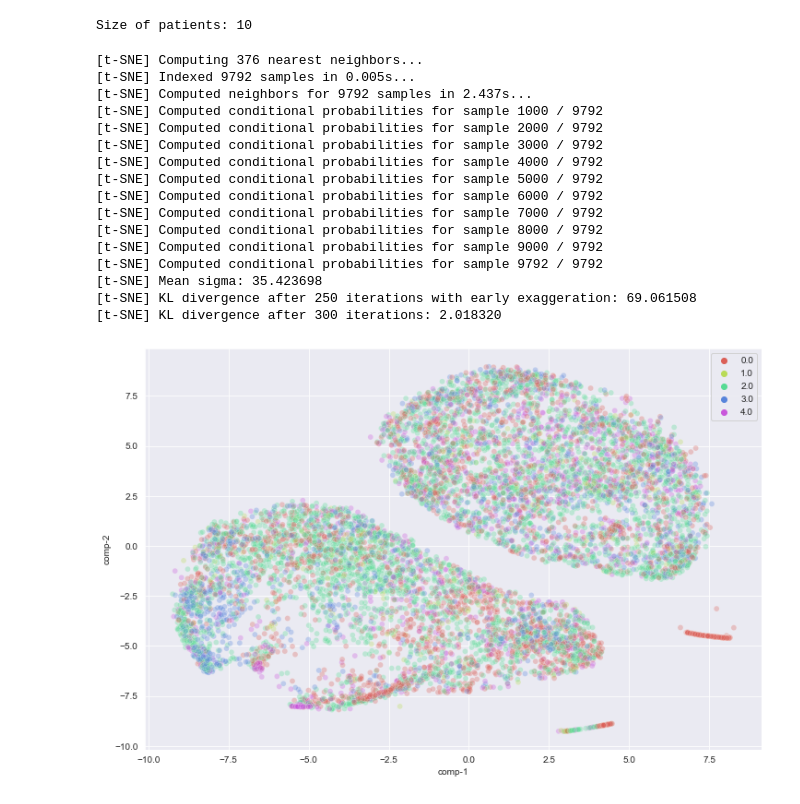
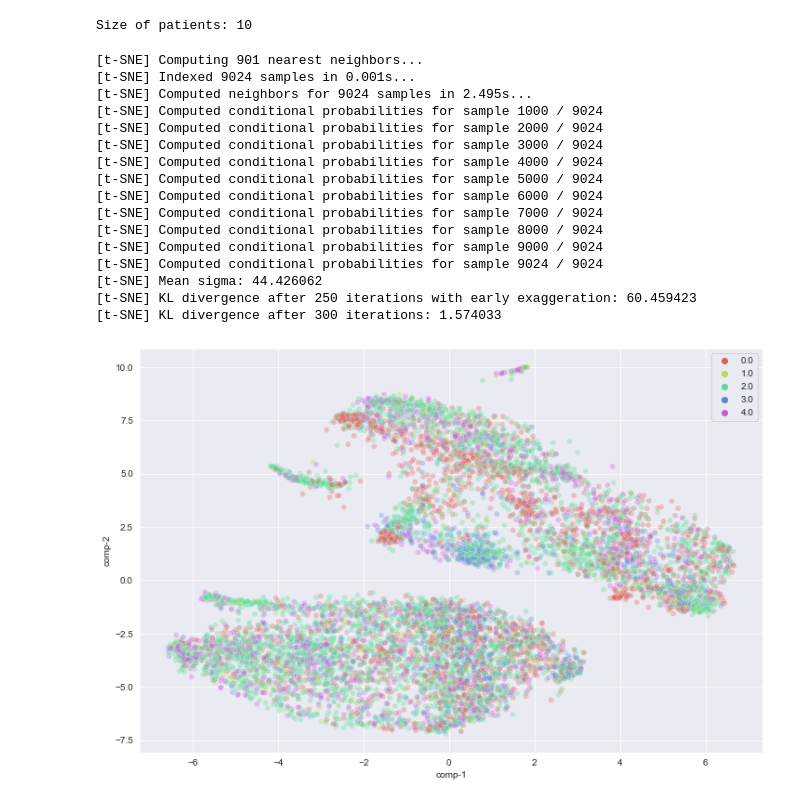
Before and after one commit to TomS55555/thesis, a Jupyter notebook: experiments/SleepTransformer/simclr/visualize_pretrained_model.ipynb, the cells around one changed output. Saved outputs shown, nothing was run; the diff lists cells and outputs as text; code cells hidden in the pictures.

```diff
--- a/experiments/SleepTransformer/simclr/visualize_pretrained_model.ipynb
+++ b/experiments/SleepTransformer/simclr/visualize_pretrained_model.ipynb
@@ -14,7 +14,7 @@ import torch.utils.data as data
 import experiments.SleepTransformer.simclr.train as tt
 import constants
 # %%
-encoder_path = "default_norm_no_noise.ckpt"
+encoder_path = "another_test.ckpt"
 pretrained_model = load_model(SimCLR_Transformer, encoder_path)
 # %%
 encoder = pretrained_model.f
@@ -42,41 +42,41 @@ outputs = torch.cat(outputs, dim=0)
 labels = torch.cat(labels, dim=0)
 output_ds = data.TensorDataset(outputs, labels.squeeze())
 # %%
-tsne = TSNE(n_components=2, n_iter=300, verbose=1, perplexity=125)
+tsne = TSNE(n_components=2, n_iter=300, verbose=1, perplexity=300)
 x, y = outputs, labels.squeeze()
 x.requires_grad = False
 y.requires_grad = False
 tsne_results = tsne.fit_transform(x)
 df = pd.DataFrame()
 df['comp-1'] = tsne_results[:,0]
 df['comp-2'] = tsne_results[:,1]
 df["y"] = y
 plt.figure(figsize=(12, 8))
 sns.scatterplot(
     x="comp-1", y="comp-2",
     hue=df.y.tolist(),
     palette=sns.color_palette("hls", 5),
     data=df,
     legend="full",
     alpha=0.3
 )
 save_name = 'tsne_'+encoder_path.split('.ckpt')[0]
 plt.savefig(save_name+'1')
 # %% [output]
-[t-SNE] Computing 376 nearest neighbors...
-[t-SNE] Indexed 9792 samples in 0.005s...
-[t-SNE] Computed neighbors for 9792 samples in 2.437s...
-[t-SNE] Computed conditional probabilities for sample 1000 / 9792
-[t-SNE] Computed conditional probabilities for sample 2000 / 9792
-[t-SNE] Computed conditional probabilities for sample 3000 / 9792
-[t-SNE] Computed conditional probabilities for sample 4000 / 9792
-[t-SNE] Computed conditional probabilities for sample 5000 / 9792
-[t-SNE] Computed conditional probabilities for sample 6000 / 9792
-[t-SNE] Computed conditional probabilities for sample 7000 / 9792
-[t-SNE] Computed conditional probabilities for sample 8000 / 9792
-[t-SNE] Computed conditional probabilities for sample 9000 / 9792
-[t-SNE] Computed conditional probabilities for sample 9792 / 9792
-[t-SNE] Mean sigma: 35.423698
-[t-SNE] KL divergence after 250 iterations with early exaggeration: 69.061508
-[t-SNE] KL divergence after 300 iterations: 2.018320
+[t-SNE] Computing 901 nearest neighbors...
+[t-SNE] Indexed 9024 samples in 0.001s...
+[t-SNE] Computed neighbors for 9024 samples in 2.495s...
+[t-SNE] Computed conditional probabilities for sample 1000 / 9024
+[t-SNE] Computed conditional probabilities for sample 2000 / 9024
+[t-SNE] Computed conditional probabilities for sample 3000 / 9024
+[t-SNE] Computed conditional probabilities for sample 4000 / 9024
+[t-SNE] Computed conditional probabilities for sample 5000 / 9024
+[t-SNE] Computed conditional probabilities for sample 6000 / 9024
+[t-SNE] Computed conditional probabilities for sample 7000 / 9024
+[t-SNE] Computed conditional probabilities for sample 8000 / 9024
+[t-SNE] Computed conditional probabilities for sample 9000 / 9024
+[t-SNE] Computed conditional probabilities for sample 9024 / 9024
+[t-SNE] Mean sigma: 44.426062
+[t-SNE] KL divergence after 250 iterations with early exaggeration: 60.459423
+[t-SNE] KL divergence after 300 iterations: 1.574033
-[figure, old version]
+[figure, new version]
```
Also changed, not shown: 1 other file.
